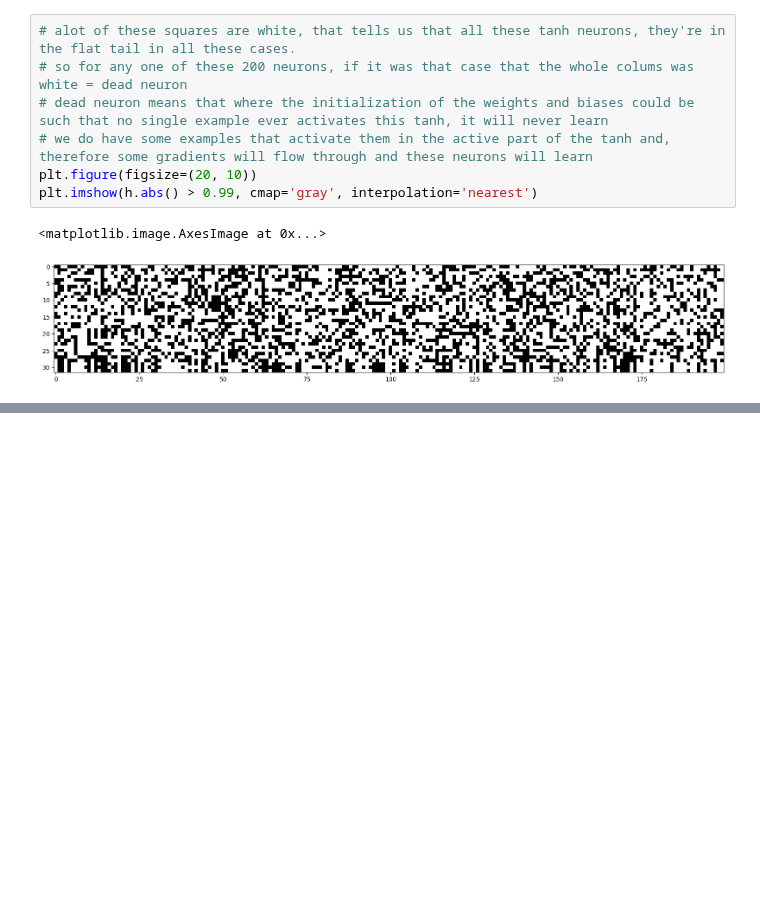
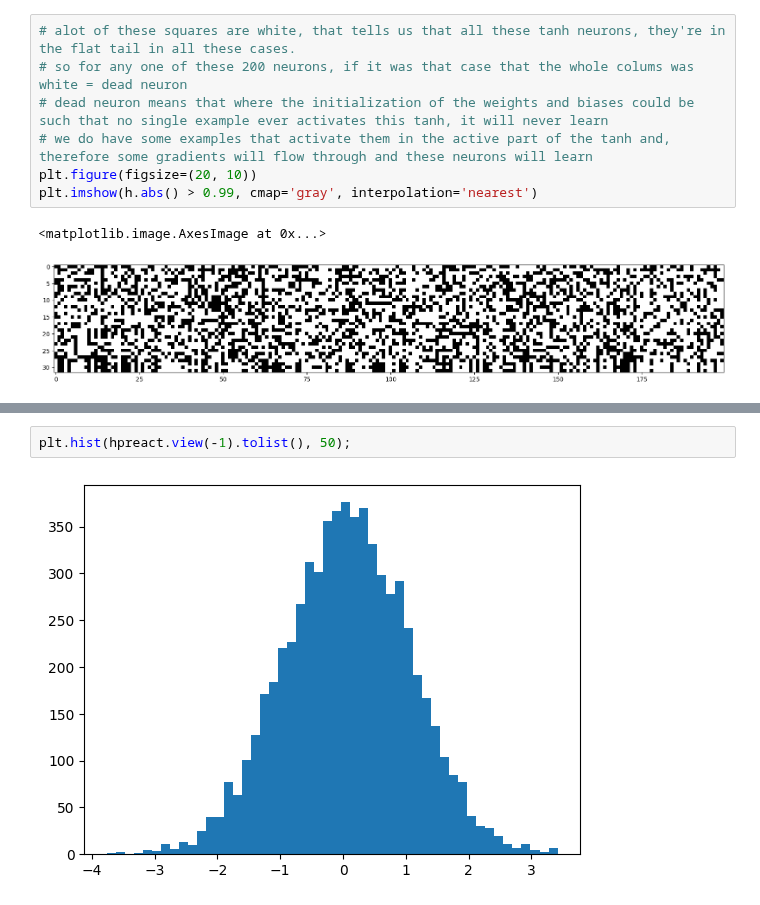
Before and after one commit to exploringweirdmachines/mlp, a Jupyter notebook: multi-layer-perceptron-part3.ipynb, the cells around one changed output, grey strips where cells are left out. Drawn from its saved outputs; the diff is of its cells as text; blank space fills up the shorter version.

```diff
--- a/multi-layer-perceptron-part3.ipynb
+++ b/multi-layer-perceptron-part3.ipynb
@@ -768,0 +834,4 @@ plt.imshow(h.abs() > 0.99, cmap='gray', interpolation='nearest')
+# %%
+plt.hist(hpreact.view(-1).tolist(), 50);
+# %% [output]
+[figure, added]
```
Also changed, not shown: parts of 9 cells of this notebook.
